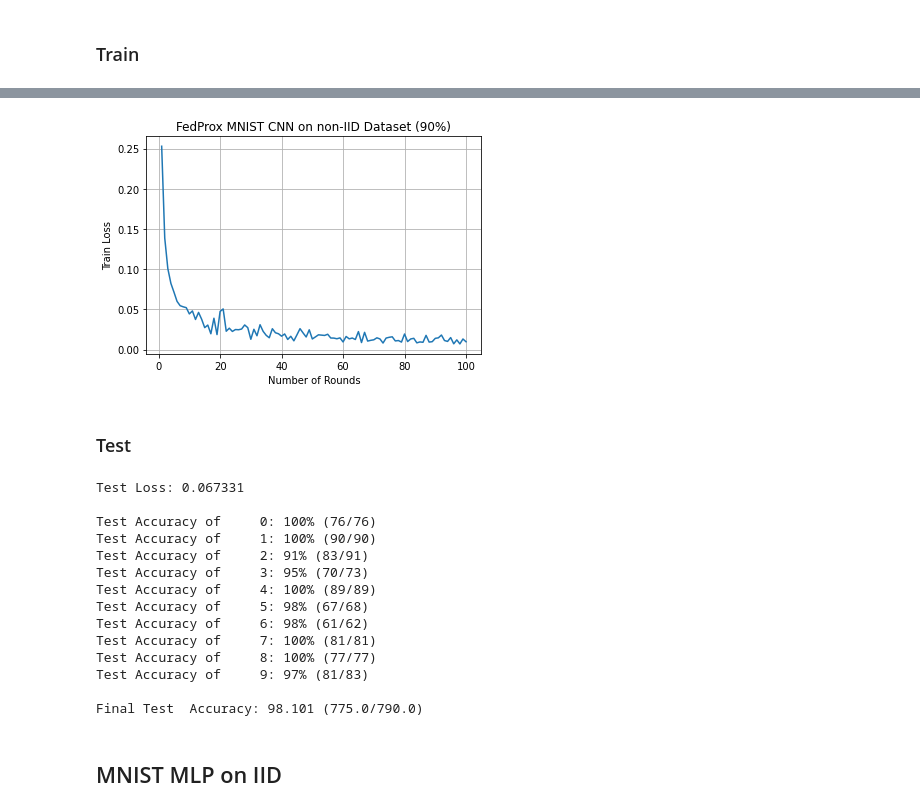
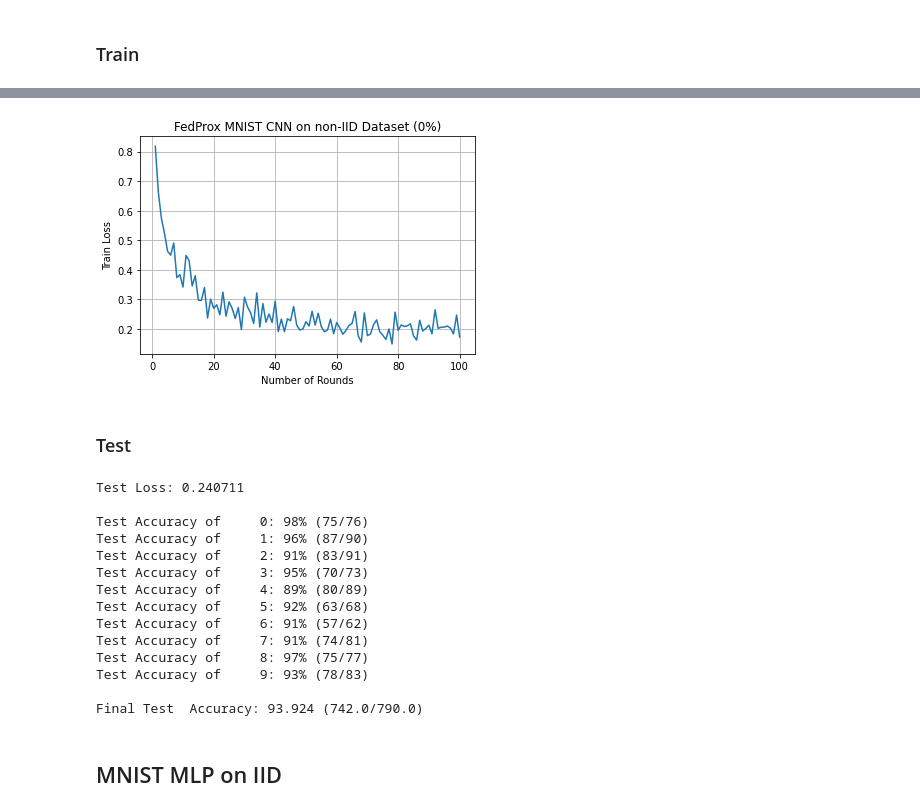
Before and after one commit to ayushm-agrawal/Federated-Learning-Implementations, a Jupyter notebook: FedProx.ipynb, the cells around one changed output, grey strips where cells are left out. Cells and saved outputs as stored; diff of their text form; code cells hidden in the pictures.

```diff
--- a/FedProx.ipynb
+++ b/FedProx.ipynb
@@ -360,7 +360,9 @@ class ClientUpdate(object):
     criterion = nn.CrossEntropyLoss()
     proximal_criterion = nn.MSELoss(reduction='mean')
     optimizer = torch.optim.SGD(model.parameters(), lr=self.learning_rate, momentum=0.5)
-    # optimizer = torch.optim.Adam(model.parameters(), lr=self.learning_rate)
+
+    global_model = copy.deepcopy(model)
+
 
     e_loss = []
     for epoch in range(1, self.epochs+1):
@@ -381,11 +383,15 @@ class ClientUpdate(object):
         # calculate the loss + the proximal term
         _, pred = torch.max(output, 1)
 
-        proximal_term = (pred-labels)**2
+        proximal_term = 0.0
 
-        proximal_term = torch.sum(proximal_term) * (mu/2)
+        # iterate through the current and global model parameters
+        for w, w_t in zip(model.parameters(), global_model.parameters()) :
+          # update the proximal term
+          #proximal_term += torch.sum(torch.abs((w-w_t)**2))
+          proximal_term += (w-w_t).norm(2)
 
-        loss = criterion(output, labels) + proximal_term
+        loss = criterion(output, labels) + (mu/2)*proximal_term
 
         # do a backwards pass
         loss.backward()
@@ -696,9 +702,9 @@ batch_size = 10
 # learning Rate
 lr=0.01
 # proximal term constant
-mu = 0.001
+mu = 1.0
 # percentage of clients to have fewer than E epochs
-percentage = 90
+percentage = 0
 # dict containing different type of data partition
 data_dict = non_iid_partition(mnist_data_train, 100, 200, 300, 2)
 # load model
@@ -707,5 +713,5 @@ mnist_cnn = MNIST_CNN()
 if torch.cuda.is_available():
   mnist_cnn.cuda()
 
-mnist_cnn_non_iid_trained = training(mnist_cnn, rounds, batch_size, lr, mnist_data_train, data_dict, C, K, E, mu, percentage, "FedProx MNIST CNN on non-IID Dataset (90%)", "green")
+mnist_cnn_non_iid_trained = training(mnist_cnn, rounds, batch_size, lr, mnist_data_train, data_dict, C, K, E, mu, percentage, "FedProx MNIST CNN on non-IID Dataset (0%)", "green")
 # %% [output]
@@ -729,24 +735,24 @@ Total time taken: 630.5883157253265
-[figure, old version]
+[figure, new version]
 # %% [markdown]
 ### Test
 # %%
 criterion = nn.CrossEntropyLoss()
 testing(mnist_cnn_non_iid_trained, mnist_data_test, 128, criterion, num_classes, classes_test)
 # %% [output]
-Test Loss: 0.067331
+Test Loss: 0.240711
 
-Test Accuracy of     0: 100% (76/76)
-Test Accuracy of     1: 100% (90/90)
+Test Accuracy of     0: 98% (75/76)
+Test Accuracy of     1: 96% (87/90)
 Test Accuracy of     2: 91% (83/91)
 Test Accuracy of     3: 95% (70/73)
-Test Accuracy of     4: 100% (89/89)
-Test Accuracy of     5: 98% (67/68)
-Test Accuracy of     6: 98% (61/62)
-Test Accuracy of     7: 100% (81/81)
-Test Accuracy of     8: 100% (77/77)
-Test Accuracy of     9: 97% (81/83)
+Test Accuracy of     4: 89% (80/89)
+Test Accuracy of     5: 92% (63/68)
+Test Accuracy of     6: 91% (57/62)
+Test Accuracy of     7: 91% (74/81)
+Test Accuracy of     8: 97% (75/77)
+Test Accuracy of     9: 93% (78/83)
 
-Final Test  Accuracy: 98.101 (775.0/790.0)
+Final Test  Accuracy: 93.924 (742.0/790.0)
 # %% [markdown]
 ## MNIST MLP on IID
 # %% [markdown]
```
Also changed, not shown: parts of 22 cells of this notebook.
